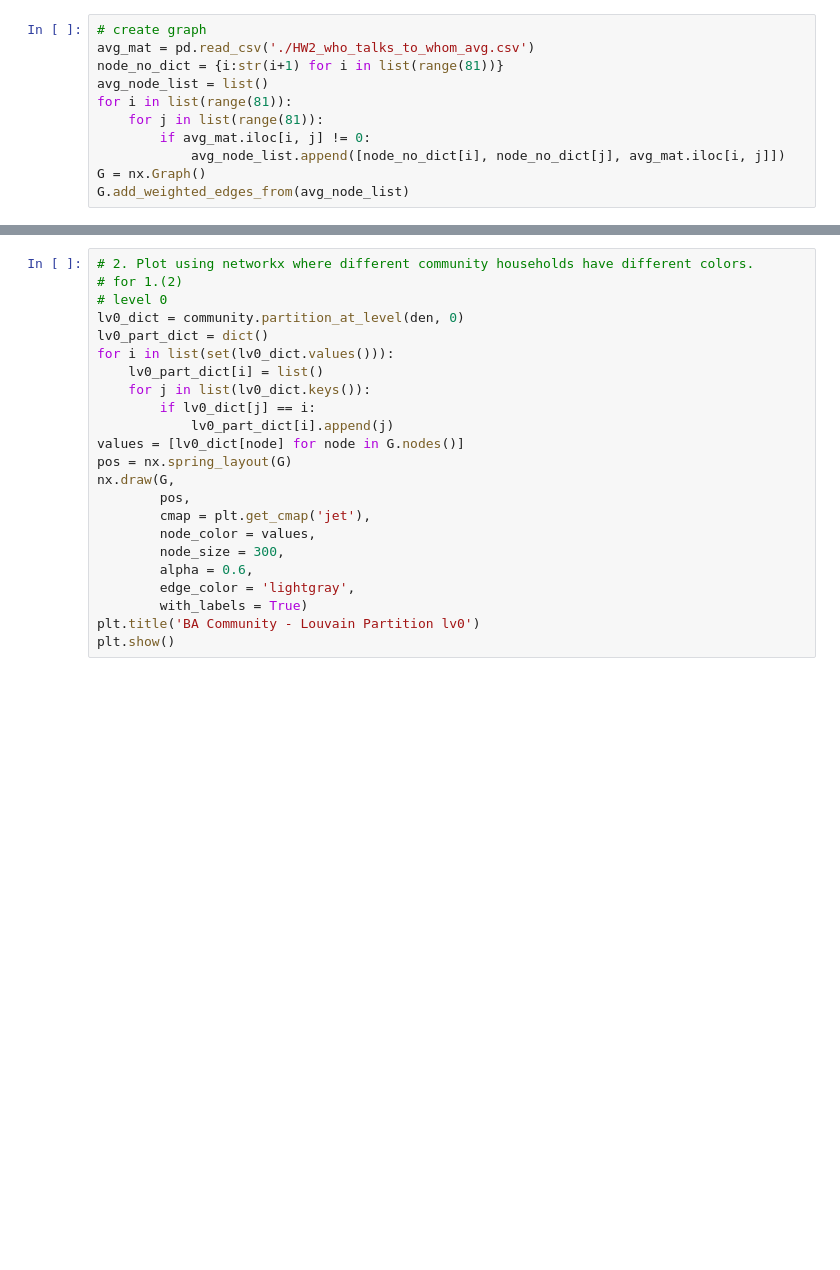
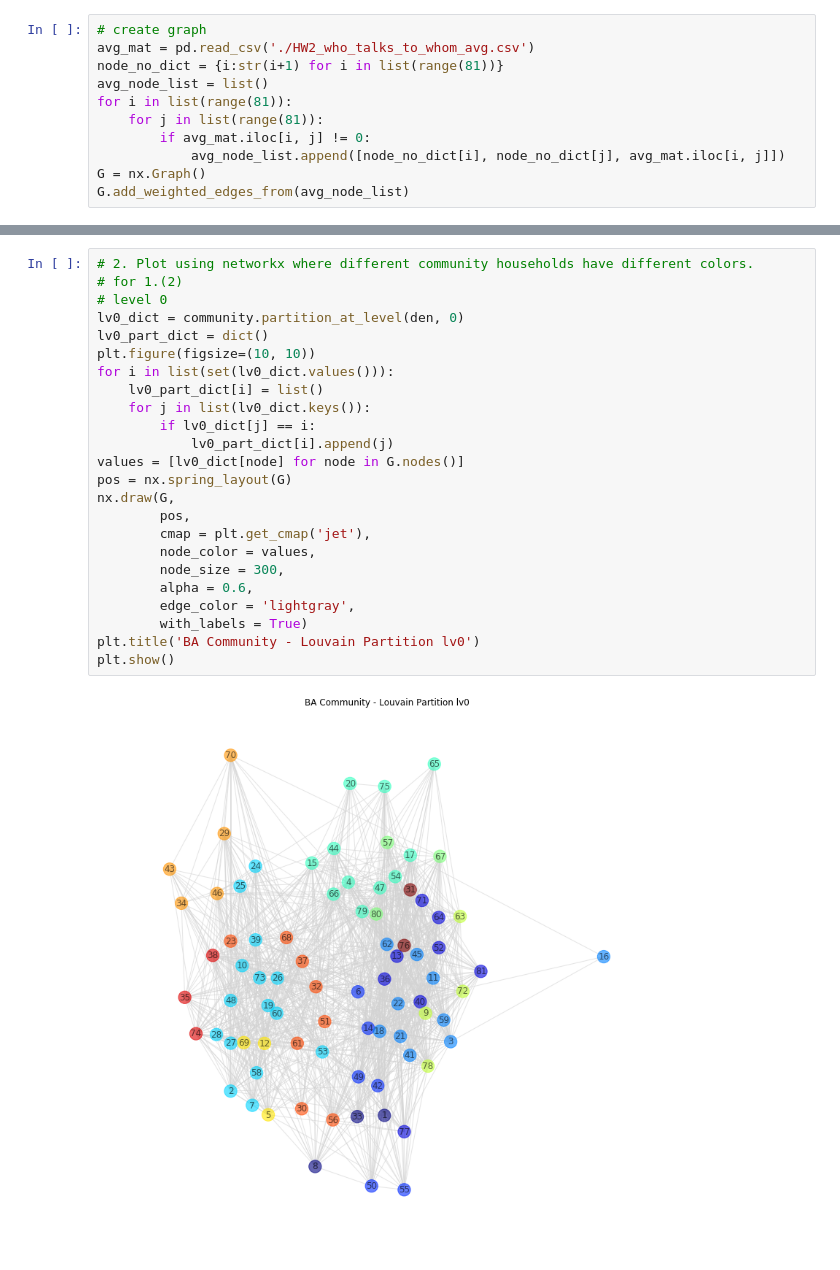
Before and after one commit to Karim01982/preparation, a Jupyter notebook: Autumn_term/Network Analytics/HW3/Question 1/Group_G_Hw3_1_BAclass.ipynb, the cells around one changed output, grey strips where cells are left out. Cells and saved outputs as stored; diff of their text form; blank space fills up the shorter version.

```diff
--- a/Autumn_term/Network Analytics/HW3/Question 1/Group_G_Hw3_1_BAclass.ipynb
+++ b/Autumn_term/Network Analytics/HW3/Question 1/Group_G_Hw3_1_BAclass.ipynb
@@ -72,26 +76,29 @@ AttributeError: module 'community' has no attribute 'best_partition'
 # %%
 # 2. Plot using networkx where different community households have different colors.
 # for 1.(2)
 # level 0
 lv0_dict = community.partition_at_level(den, 0)
 lv0_part_dict = dict()
+plt.figure(figsize=(10, 10))
 for i in list(set(lv0_dict.values())):
     lv0_part_dict[i] = list()
     for j in list(lv0_dict.keys()):
         if lv0_dict[j] == i:
             lv0_part_dict[i].append(j)
 values = [lv0_dict[node] for node in G.nodes()]
 pos = nx.spring_layout(G)
 nx.draw(G,
         pos,
         cmap = plt.get_cmap('jet'),
         node_color = values,
         node_size = 300,
         alpha = 0.6,
         edge_color = 'lightgray',
         with_labels = True)
 plt.title('BA Community - Louvain Partition lv0')
 plt.show()
+# %% [output]
+[figure, added]
 # %%
 for i in list(lv0_part_dict.keys()):
     print("The " + str(int(i)+1) + "th community contains " + str(len(lv0_part_dict[i])) + " nodes: " + str(lv0_part_dict[i]) + ". \n")
```
Also changed, not shown: parts of 7 cells of this notebook, 1 other file.
